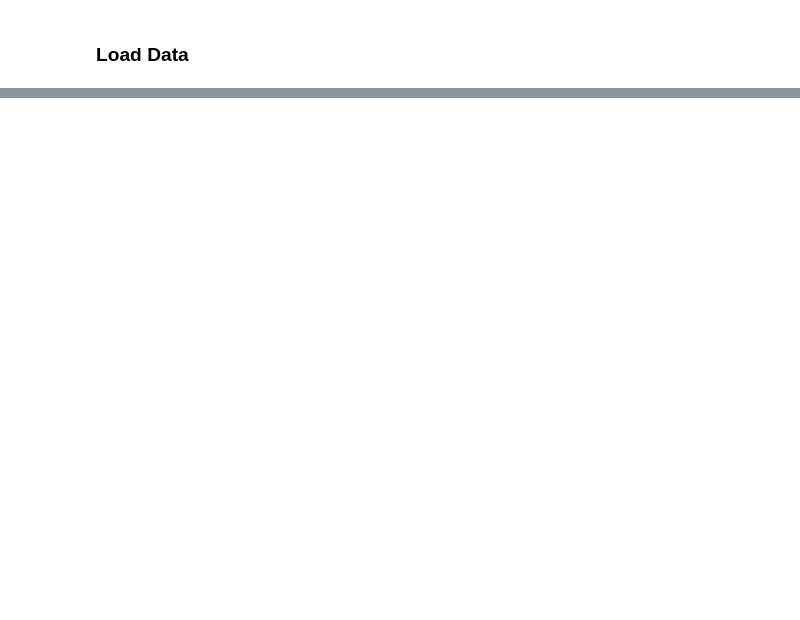
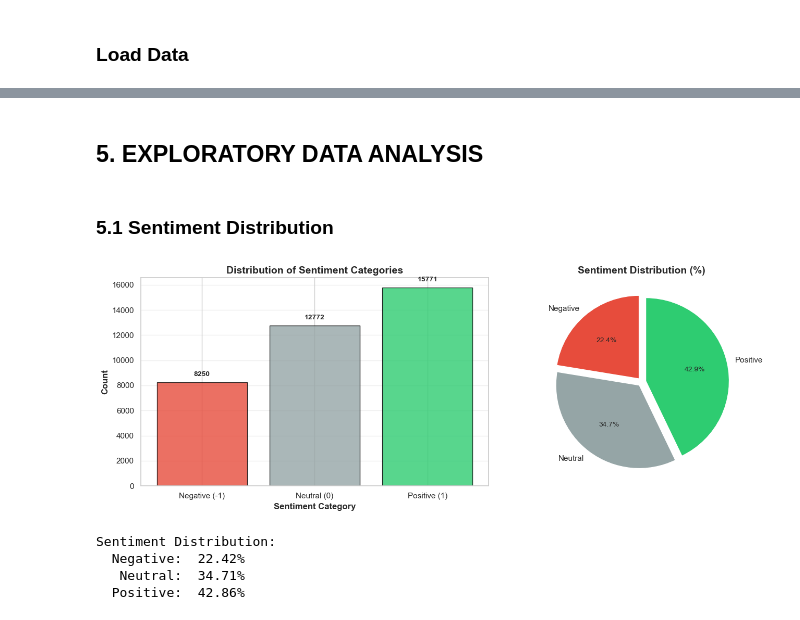
Before and after one commit to Rasath16/Youtube-Sentiment-Pipeline, a Jupyter notebook: Notebooks/EDA_notebook.ipynb, the cells around one changed output, grey strips where cells are left out. Drawn from its saved outputs; the diff is of its cells as text; code cells hidden in the pictures; blank space fills up the shorter version.

Commit message:
better visualizations

```diff
--- a/Notebooks/EDA_notebook.ipynb
+++ b/Notebooks/EDA_notebook.ipynb
@@ -729,0 +189,41 @@ plot_top_n_words_by_category(df, n=20)
+# %% [markdown]
+## 5. EXPLORATORY DATA ANALYSIS
+# %% [markdown]
+### 5.1 Sentiment Distribution
+# %%
+fig, axes = plt.subplots(1, 2, figsize=(14, 5))
+
+# Count plot
+sentiment_counts = df['category'].value_counts().sort_index()
+colors = ['#e74c3c', '#95a5a6', '#2ecc71']
+axes[0].bar(sentiment_counts.index, sentiment_counts.values, color=colors, alpha=0.8, edgecolor='black')
+axes[0].set_xlabel('Sentiment Category', fontsize=12, fontweight='bold')
+axes[0].set_ylabel('Count', fontsize=12, fontweight='bold')
+axes[0].set_title('Distribution of Sentiment Categories', fontsize=14, fontweight='bold')
+axes[0].set_xticks([-1, 0, 1])
+axes[0].set_xticklabels(['Negative (-1)', 'Neutral (0)', 'Positive (1)'])
+axes[0].grid(axis='y', alpha=0.3)
+
+# Add count labels on bars
+for i, (idx, val) in enumerate(zip(sentiment_counts.index, sentiment_counts.values)):
+    axes[0].text(idx, val + 500, str(val), ha='center', fontweight='bold')
+
+# Pie chart
+percentages = (df['category'].value_counts().sort_index() / len(df) * 100).round(2)
+axes[1].pie(percentages.values, labels=['Negative', 'Neutral', 'Positive'],
+            autopct='%1.1f%%', colors=colors, startangle=90, explode=(0.05, 0.05, 0.05))
+axes[1].set_title('Sentiment Distribution (%)', fontsize=14, fontweight='bold')
+
+plt.tight_layout()
+plt.show()
+
+print("\nSentiment Distribution:")
+for cat, pct in zip([-1, 0, 1], percentages.values):
+    cat_name = {-1: 'Negative', 0: 'Neutral', 1: 'Positive'}[cat]
+    print(f"  {cat_name:>8}: {pct:>6.2f}%")
+# %% [output]
+[figure, added]
+Sentiment Distribution:
+  Negative:  22.42%
+   Neutral:  34.71%
+  Positive:  42.86%
```
Also changed, not shown: parts of 75 cells of this notebook.
